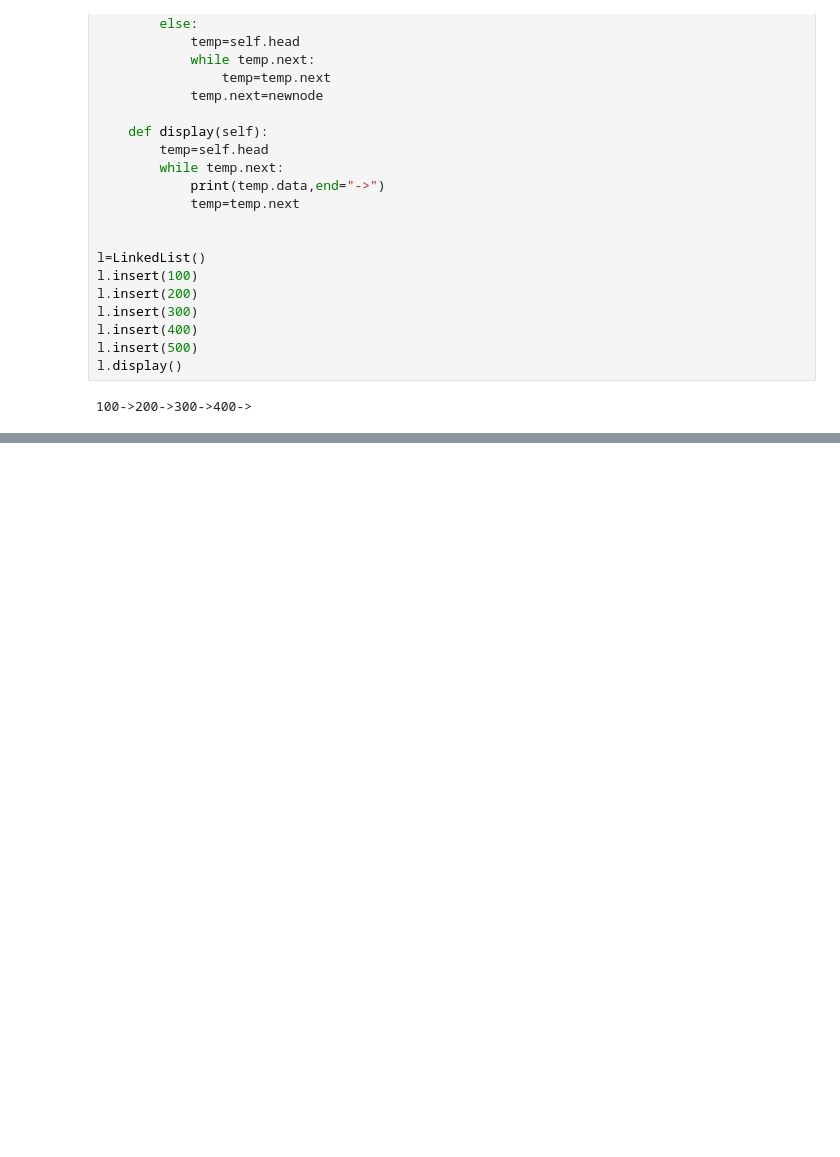
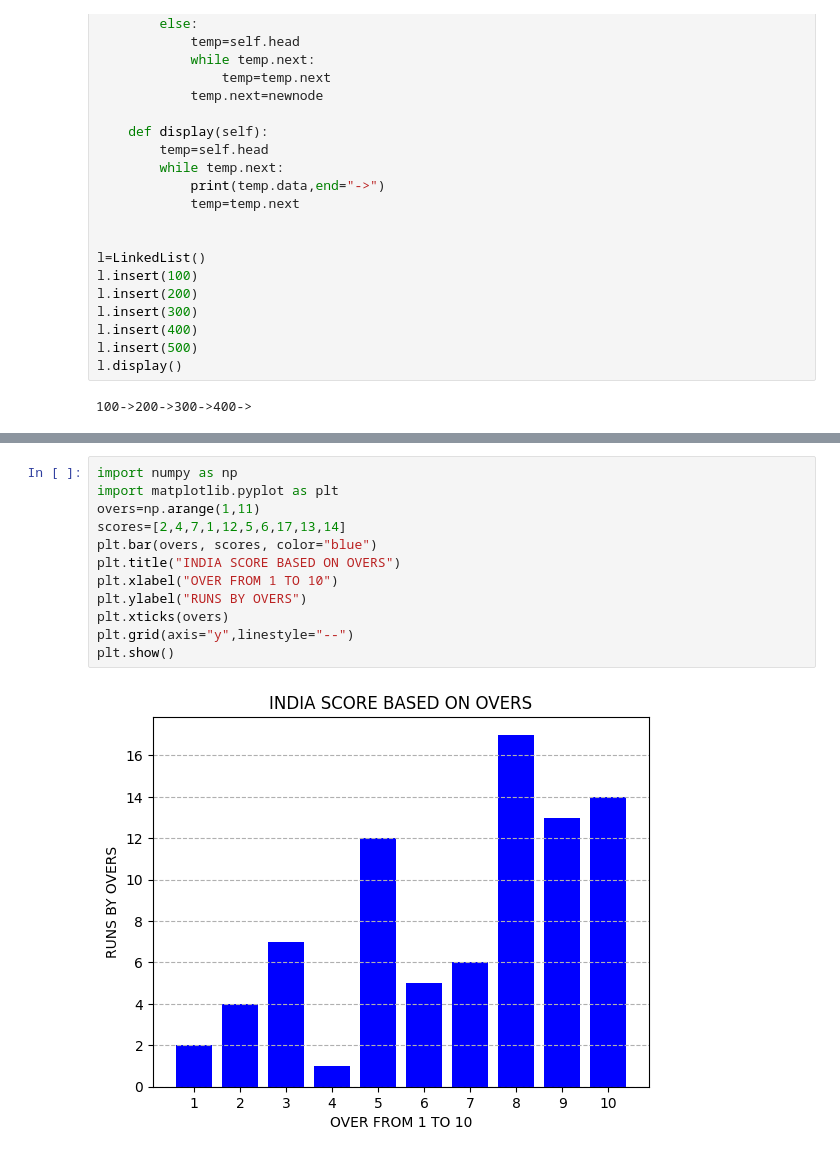
Before and after one commit to SantoshM09/Python_crt, a Jupyter notebook: python_crt.ipynb, the cells around one changed output, grey strips where cells are left out. Drawn from its saved outputs; the diff is of its cells as text; blank space fills up the shorter version.

```diff
--- a/python_crt.ipynb
+++ b/python_crt.ipynb
@@ -312,0 +364,14 @@ l.display()
+# %%
+import numpy as np
+import matplotlib.pyplot as plt
+overs=np.arange(1,11)
+scores=[2,4,7,1,12,5,6,17,13,14]
+plt.bar(overs, scores, color="blue")
+plt.title("INDIA SCORE BASED ON OVERS")
+plt.xlabel("OVER FROM 1 TO 10")
+plt.ylabel("RUNS BY OVERS")
+plt.xticks(overs)
+plt.grid(axis="y",linestyle="--")
+plt.show()
+# %% [output]
+[figure, added]
```
Also changed, not shown: parts of 5 cells of this notebook.
